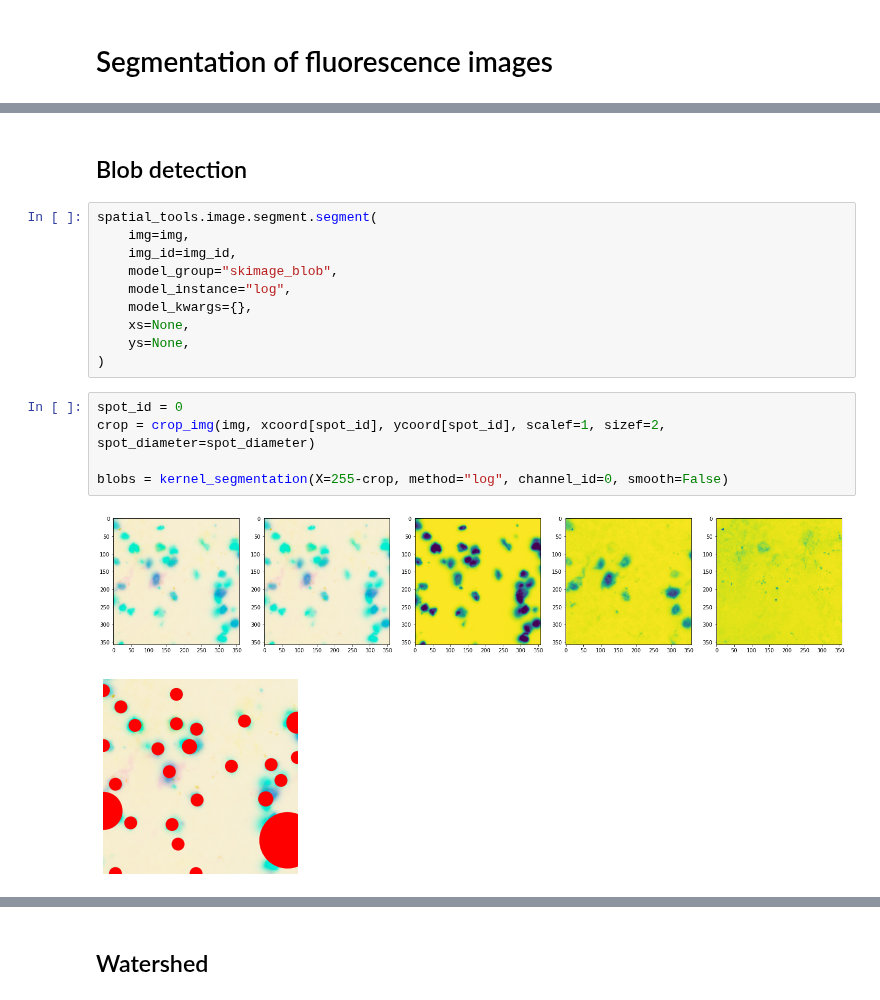
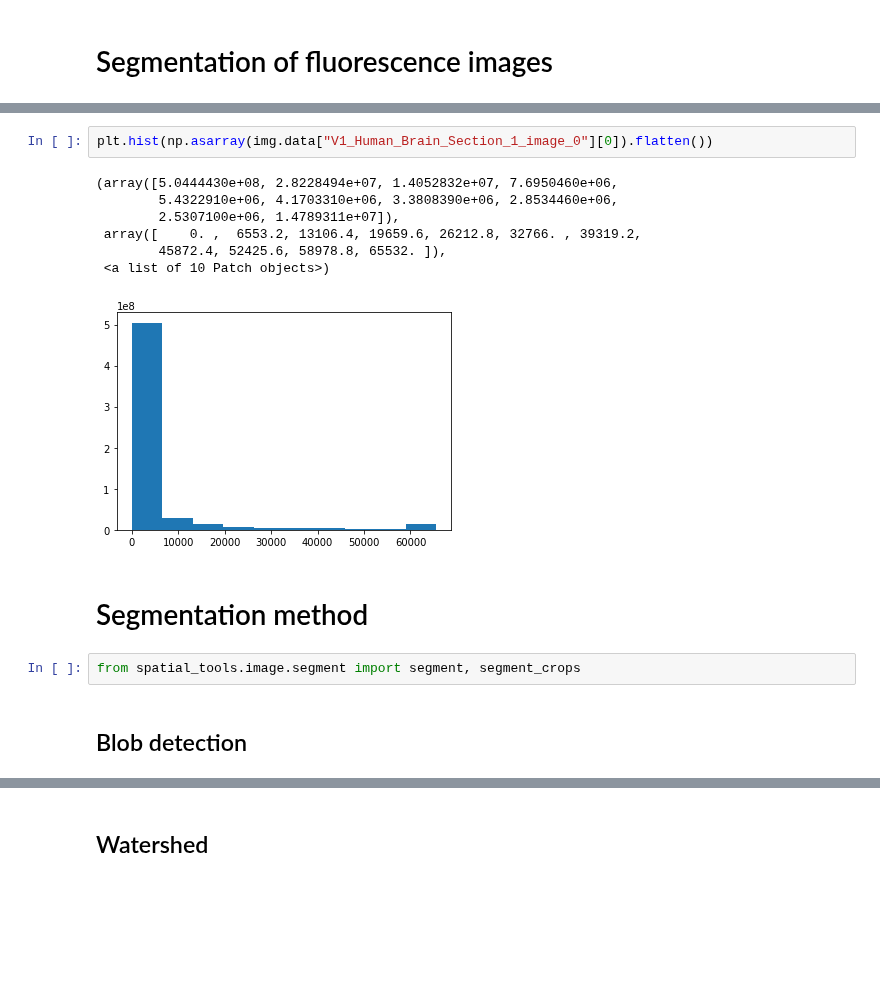
Before and after one commit to scverse/squidpy, a Jupyter notebook: notebooks/segmentation_flourescence.ipynb, the cells around one changed output, grey strips where cells are left out. Cells and saved outputs as stored; diff of their text form; blank space fills up the shorter version.

```diff
--- a/notebooks/segmentation_flourescence.ipynb
+++ b/notebooks/segmentation_flourescence.ipynb
@@ -40,20 +49,16 @@ img = ImageContainer(
+# %%
+plt.hist(np.asarray(img.data["V1_Human_Brain_Section_1_image_0"][0]).flatten())
+# %% [output]
+(array([5.0444430e+08, 2.8228494e+07, 1.4052832e+07, 7.6950460e+06,
+        5.4322910e+06, 4.1703310e+06, 3.3808390e+06, 2.8534460e+06,
+        2.5307100e+06, 1.4789311e+07]),
+ array([    0. ,  6553.2, 13106.4, 19659.6, 26212.8, 32766. , 39319.2,
+        45872.4, 52425.6, 58978.8, 65532. ]),
+ <a list of 10 Patch objects>)
+[figure, added]
+# %% [markdown]
+# Segmentation method
+# %%
+from spatial_tools.image.segment import segment, segment_crops
 # %% [markdown]
 ## Blob detection
-# %%
-spatial_tools.image.segment.segment(
-    img=img,
-    img_id=img_id,
-    model_group="skimage_blob",
-    model_instance="log",
-    model_kwargs={},
-    xs=None,
-    ys=None,
-)
-# %%
-spot_id = 0
-crop = crop_img(img, xcoord[spot_id], ycoord[spot_id], scalef=1, sizef=2, spot_diameter=spot_diameter)
-
-blobs = kernel_segmentation(X=255-crop, method="log", channel_id=0, smooth=False)
-# %% [output]
-[figure, removed]
-[figure, removed]
```
Also changed, not shown: parts of 33 cells of this notebook, 1 other file.
